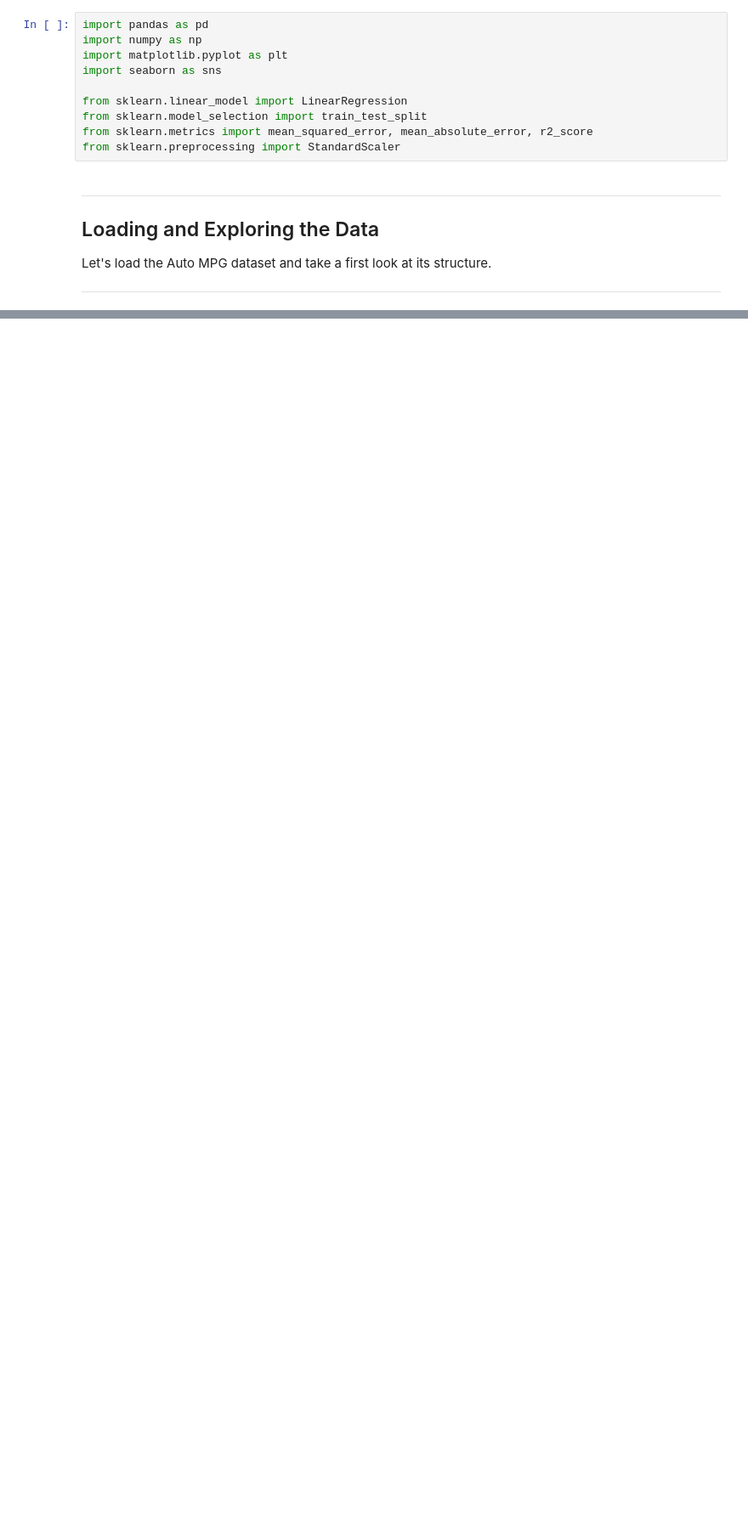
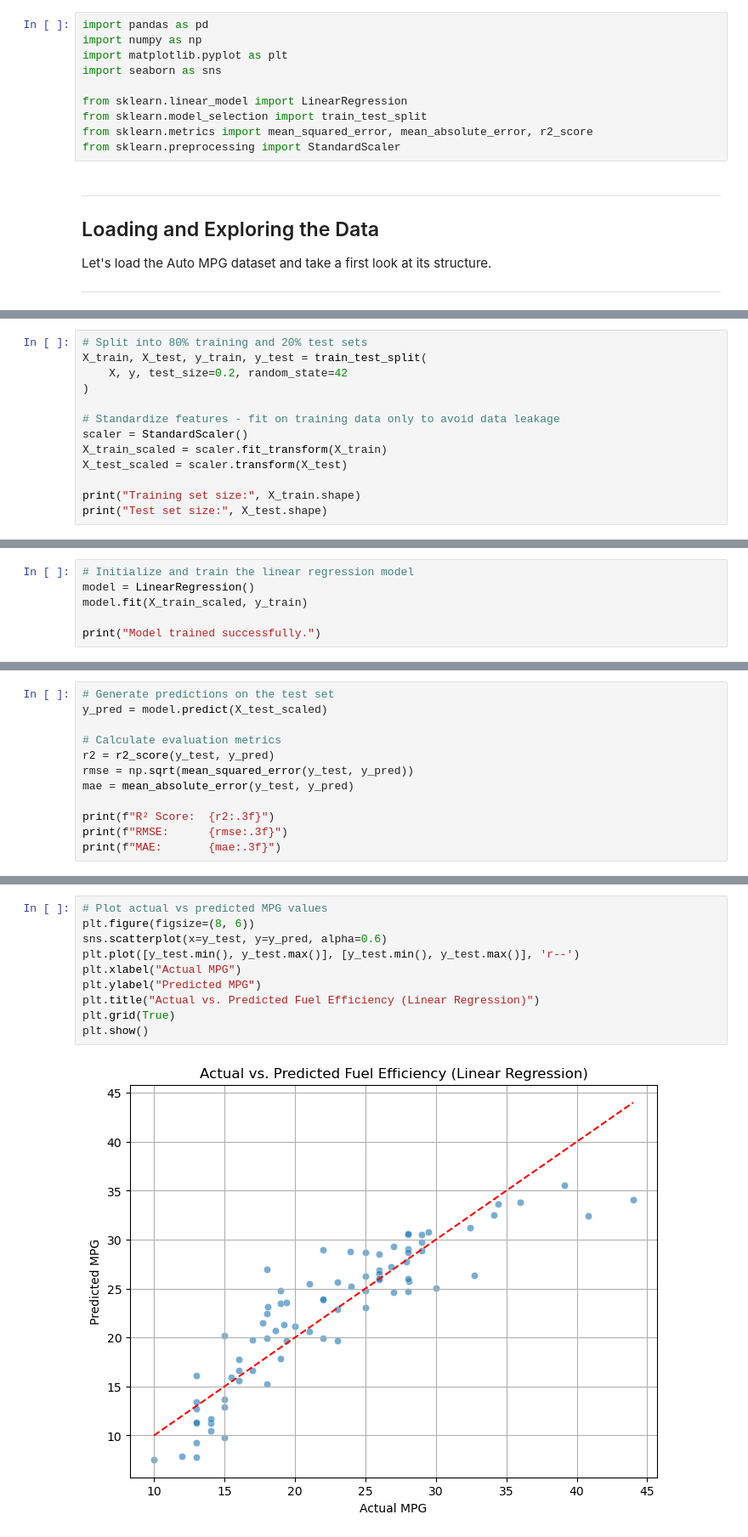
Before and after one commit to ChrisMingoti/CMOR-438-SP26-Repository, a Jupyter notebook: examples/Supervised_Learning/Linear_Regression/linear_regression.ipynb, the cells around one changed output, grey strips where cells are left out. Shown at 85% size. Drawn from its saved outputs; the diff is of its cells as text; blank space fills up the shorter version.

Commit message:
complete linear regression example

```diff
--- a/examples/Supervised_Learning/Linear_Regression/linear_regression.ipynb
+++ b/examples/Supervised_Learning/Linear_Regression/linear_regression.ipynb
@@ -32,0 +100,13 @@ df.head()
+# %%
+# Split into 80% training and 20% test sets
+X_train, X_test, y_train, y_test = train_test_split(
+    X, y, test_size=0.2, random_state=42
+)
+
+# Standardize features - fit on training data only to avoid data leakage
+scaler = StandardScaler()
+X_train_scaled = scaler.fit_transform(X_train)
+X_test_scaled = scaler.transform(X_test)
+
+print("Training set size:", X_train.shape)
+print("Test set size:", X_test.shape)
@@ -32,0 +124,6 @@ df.head()
+# %%
+# Initialize and train the linear regression model
+model = LinearRegression()
+model.fit(X_train_scaled, y_train)
+
+print("Model trained successfully.")
@@ -32,0 +140,12 @@ df.head()
+# %%
+# Generate predictions on the test set
+y_pred = model.predict(X_test_scaled)
+
+# Calculate evaluation metrics
+r2 = r2_score(y_test, y_pred)
+rmse = np.sqrt(mean_squared_error(y_test, y_pred))
+mae = mean_absolute_error(y_test, y_pred)
+
+print(f"R² Score:  {r2:.3f}")
+print(f"RMSE:      {rmse:.3f}")
+print(f"MAE:       {mae:.3f}")
@@ -32,0 +164,12 @@ df.head()
+# %%
+# Plot actual vs predicted MPG values
+plt.figure(figsize=(8, 6))
+sns.scatterplot(x=y_test, y=y_pred, alpha=0.6)
+plt.plot([y_test.min(), y_test.max()], [y_test.min(), y_test.max()], 'r--')
+plt.xlabel("Actual MPG")
+plt.ylabel("Predicted MPG")
+plt.title("Actual vs. Predicted Fuel Efficiency (Linear Regression)")
+plt.grid(True)
+plt.show()
+# %% [output]
+[figure, added]
```
Also changed, not shown: parts of 15 cells of this notebook, 1 other file.
